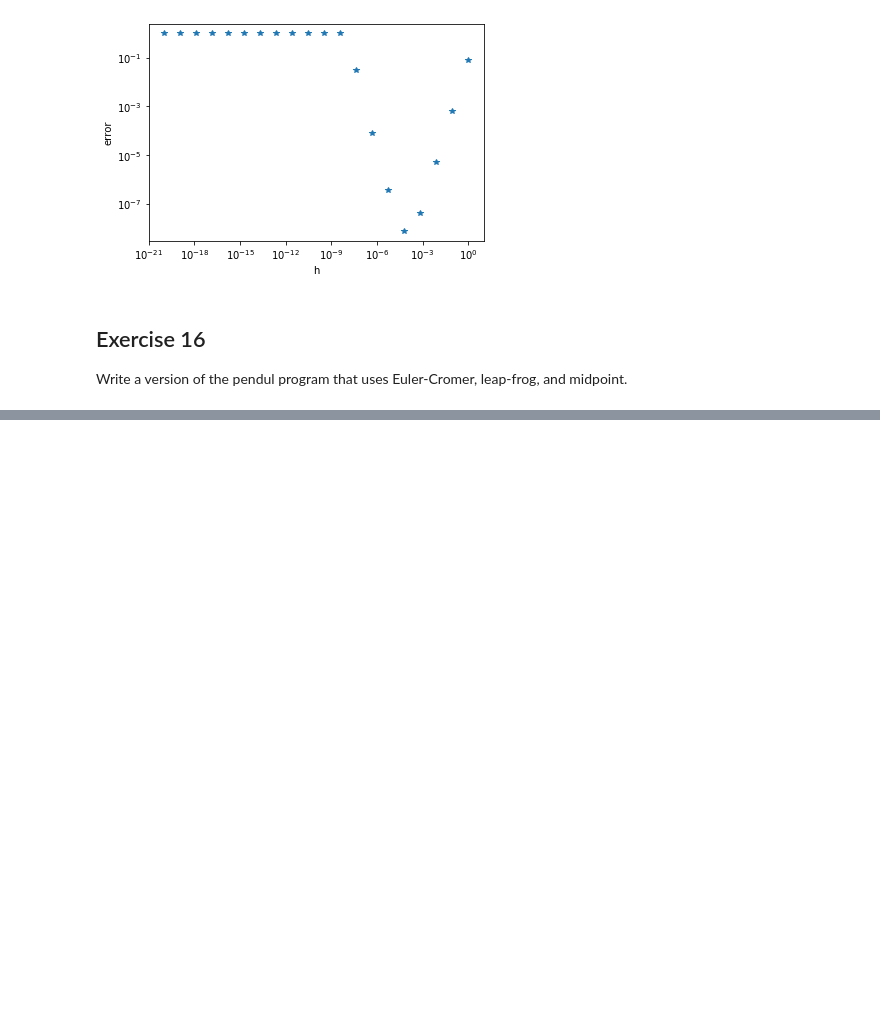
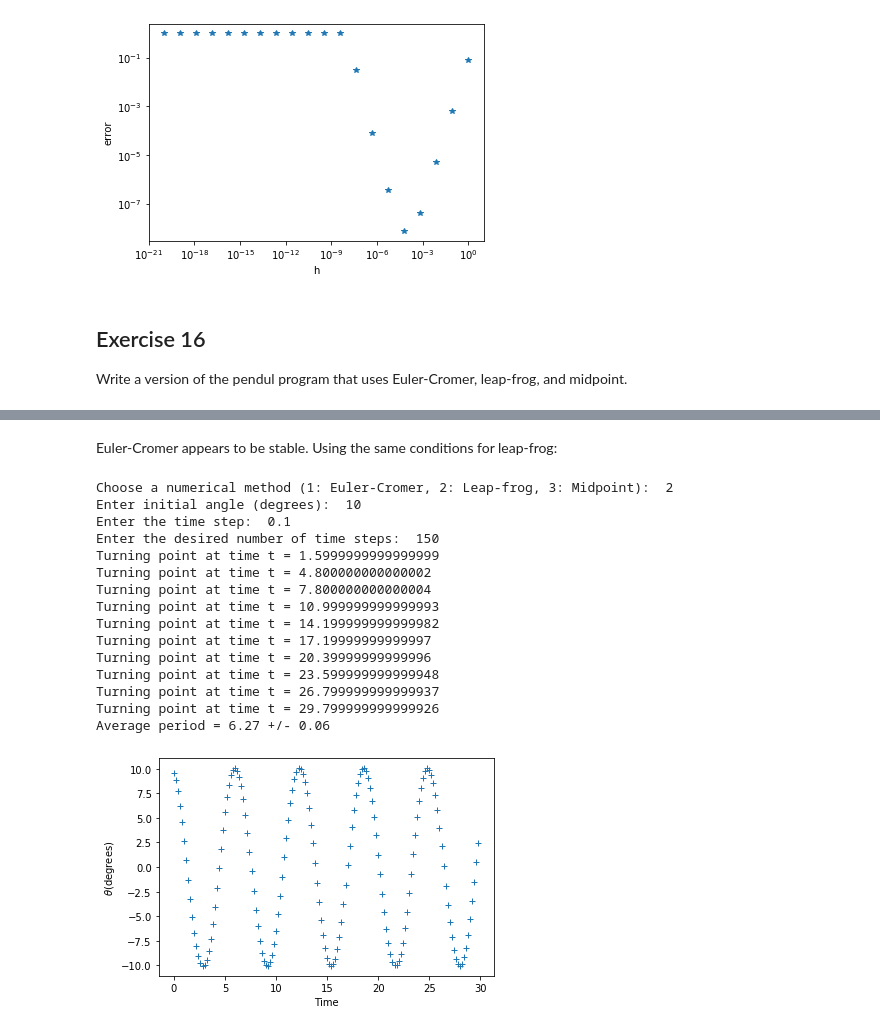
Before and after one commit to mattwilliams06/NumericalMethodsForPhysics, a Jupyter notebook: Ch2.ipynb, the cells around one changed output, grey strips where cells are left out. Saved outputs shown, nothing was run; the diff lists cells and outputs as text; code cells hidden in the pictures; blank space fills up the shorter version.

```diff
--- a/Ch2.ipynb
+++ b/Ch2.ipynb
@@ -938,0 +1038,21 @@ Write a version of the pendul program that uses Euler-Cromer, leap-frog, and mid
+# %% [markdown]
+Euler-Cromer appears to be stable. Using the same conditions for leap-frog:
+# %%
+pendul_Euler()
+# %% [output]
+Choose a numerical method (1: Euler-Cromer, 2: Leap-frog, 3: Midpoint):  2
+Enter initial angle (degrees):  10
+Enter the time step:  0.1
+Enter the desired number of time steps:  150
+Turning point at time t = 1.5999999999999999
+Turning point at time t = 4.800000000000002
+Turning point at time t = 7.800000000000004
+Turning point at time t = 10.999999999999993
+Turning point at time t = 14.199999999999982
+Turning point at time t = 17.19999999999997
+Turning point at time t = 20.39999999999996
+Turning point at time t = 23.599999999999948
+Turning point at time t = 26.799999999999937
+Turning point at time t = 29.799999999999926
+Average period = 6.27 +/- 0.06
+[figure, added]
```
Also changed, not shown: parts of 8 cells of this notebook.
